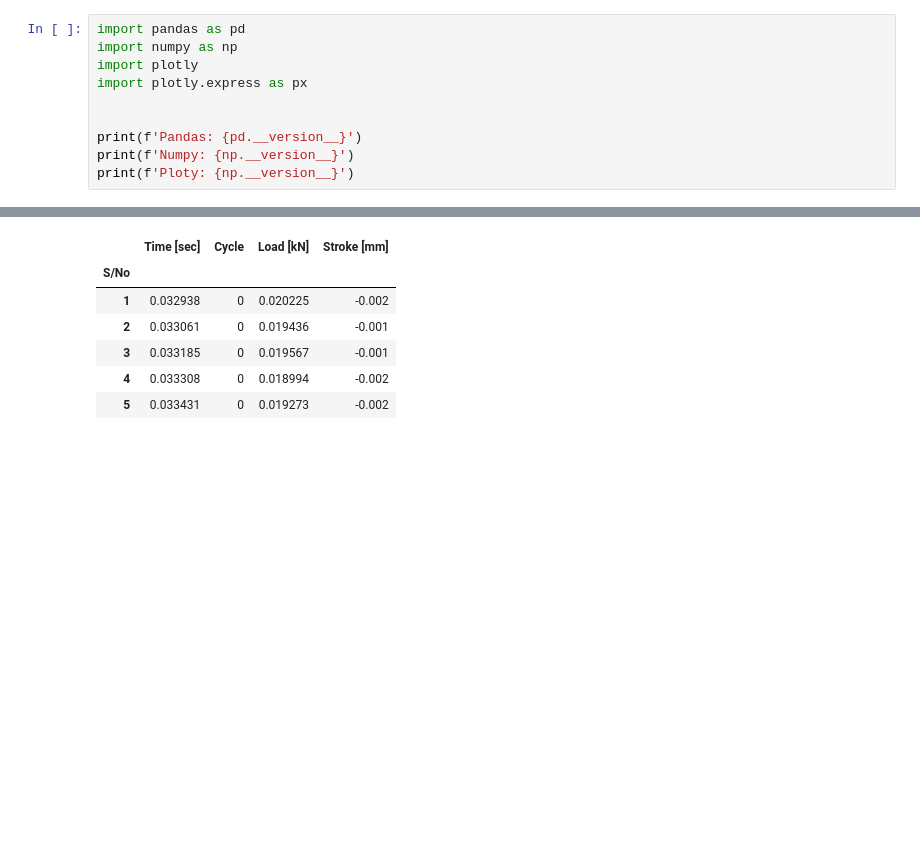
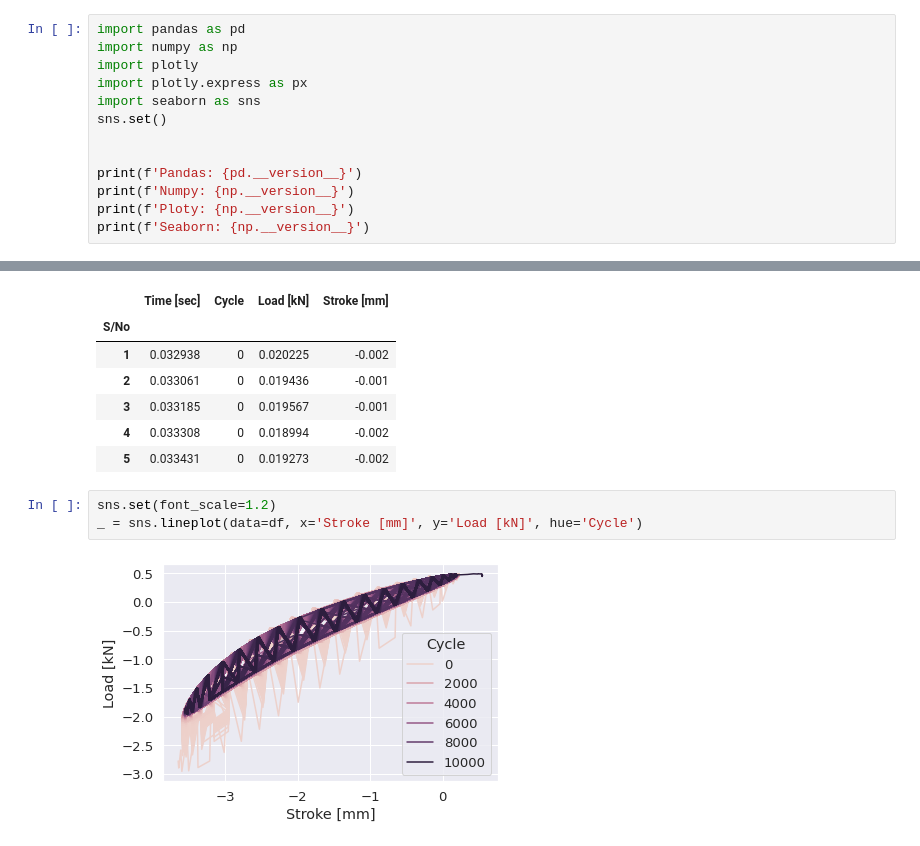
Before and after one commit to mietekdom/Data-Science, a Jupyter notebook: Stress_Strain_Analyses/Wytrzymałośc_materiału_NBR1.ipynb, the cells around one changed output, grey strips where cells are left out. Drawn from its saved outputs; the diff is of its cells as text; blank space fills up the shorter version.

```diff
--- a/Stress_Strain_Analyses/Wytrzymałośc_materiału_NBR1.ipynb
+++ b/Stress_Strain_Analyses/Wytrzymałośc_materiału_NBR1.ipynb
@@ -5,11 +5,14 @@ import pandas as pd
 import numpy as np
 import plotly
 import plotly.express as px
+import seaborn as sns
+sns.set()
 
 
 print(f'Pandas: {pd.__version__}')
 print(f'Numpy: {np.__version__}')
 print(f'Ploty: {np.__version__}')
+print(f'Seaborn: {np.__version__}')
 # %% [output]
 Pandas: 1.1.2
 Numpy: 1.18.5
@@ -51,3 +55,8 @@ df.head()
 | 3 | 0.033185 | 0 | 0.019567 | -0.001 |
 | 4 | 0.033308 | 0 | 0.018994 | -0.002 |
 | 5 | 0.033431 | 0 | 0.019273 | -0.002 |
+# %%
+sns.set(font_scale=1.2)
+_ = sns.lineplot(data=df, x='Stroke [mm]', y='Load [kN]', hue='Cycle')
+# %% [output]
+[figure, added]
```
Also changed, not shown: parts of 1 cell of this notebook.
